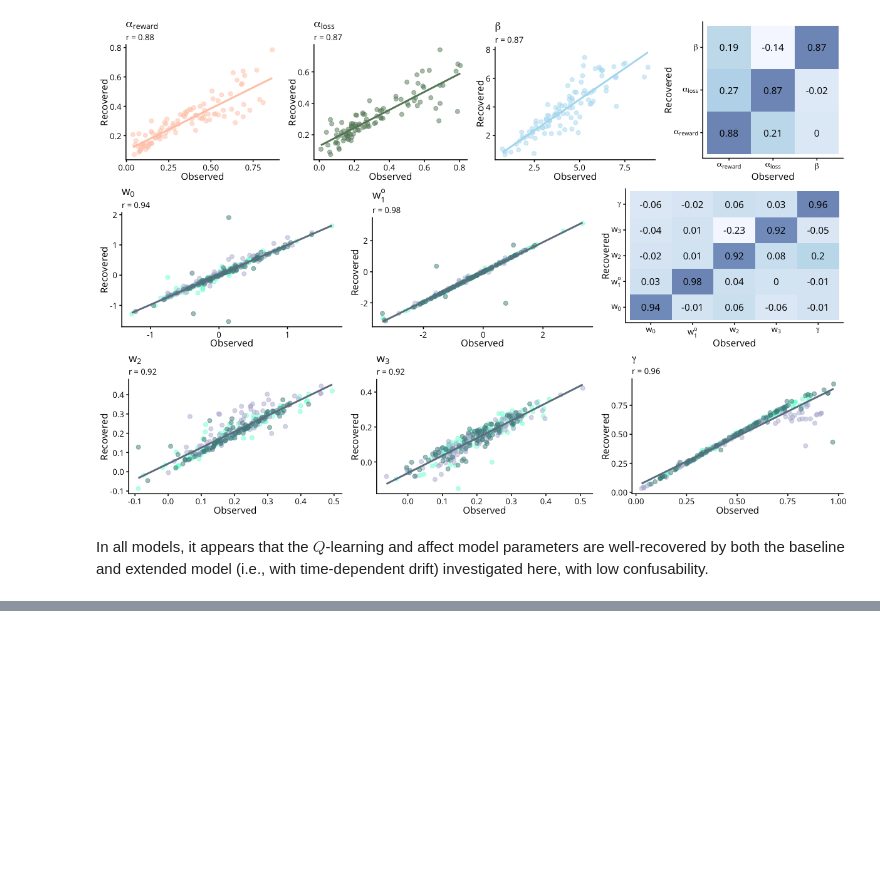
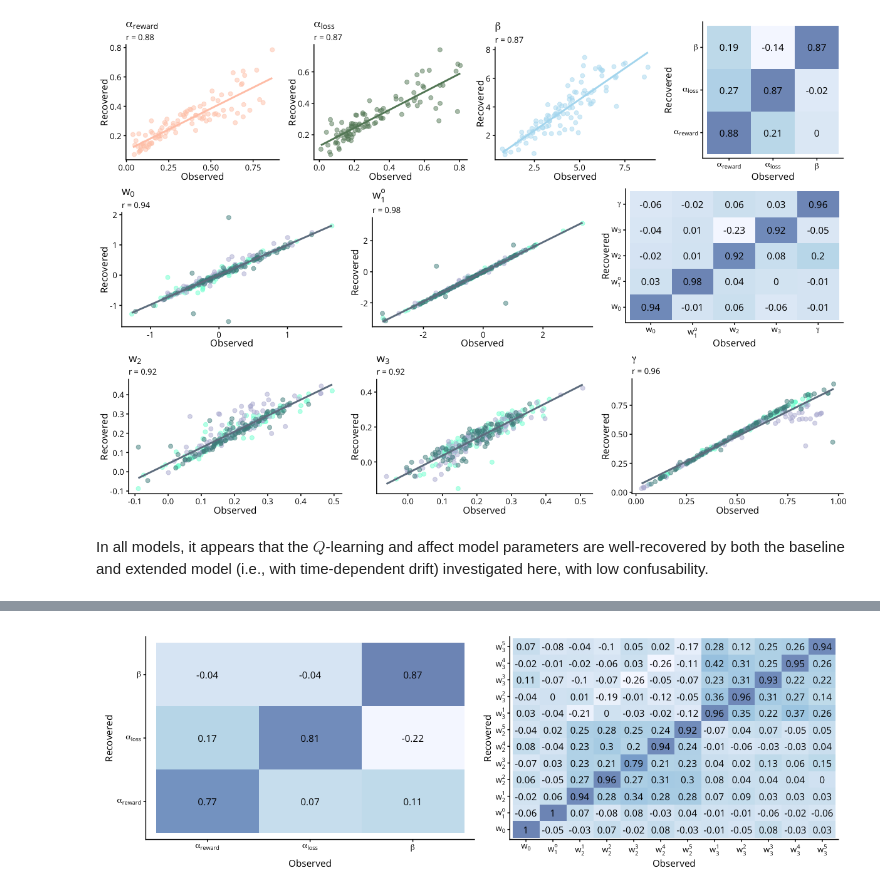
Before and after one commit to qdercon/pstpipeline, a Jupyter notebook: notebooks/affect_model_vb.ipynb, the cells around one changed output, grey strips where cells are left out. Drawn from its saved outputs; the diff is of its cells as text; code cells hidden in the pictures; blank space fills up the shorter version.

```diff
--- a/notebooks/affect_model_vb.ipynb
+++ b/notebooks/affect_model_vb.ipynb
@@ -780,0 +938,10 @@ In all models, it appears that the $Q$-learning and affect model parameters are
+# %%
+%%R
+aff_delta_sim <- pstpipeline::simulate_QL(
+  sample_size = 100,
+  gamma_dens = c(shape1 = 4, shape2 = 2),
+  affect = TRUE,
+  delta_model = TRUE,
+  time_pars = "overall"
+)
+saveRDS(aff_delta_sim, "outputs/cmdstan/affect_2a/simulated_data/aff_delta_sim.RDS")
@@ -780,0 +950,8 @@ In all models, it appears that the $Q$-learning and affect model parameters are
+# %%
+%%R
+vb_affect_dlt <- pstpipeline::fit_learning_model(
+  aff_delta_sim$sim, model = "2a", exp_part = "training", par_recovery = TRUE, affect = TRUE,
+  affect_sfx = "delta", vb = TRUE, ppc = TRUE, model_checks = FALSE, iter = 15000,
+  tol_rel_obj = 0.005, outputs = c("raw_df", "stan_datalist", "summary", "draws_list"),
+  out_dir = "outputs/cmdstan/affect_2a/simulated_data/delta_model/"
+)
@@ -780,0 +977,11 @@ In all models, it appears that the $Q$-learning and affect model parameters are
+# %%
+%%R -w 12 -h 4 --units in -r 100
+library(patchwork)
+plts <- pstpipeline::plot_recovery(
+  aff_delta_sim$pars, vb_affect_dlt$summary, affect = TRUE,
+  alpha_par_nms = c("reward", "loss"), pal = pal_recovery, font = "Open Sans",
+  plot_together = FALSE
+)
+plts$heatmaps$ql + plts$heatmaps$wts
+# %% [output]
+[figure, added]
```
Also changed, not shown: parts of 14 cells of this notebook, 34 other files.
